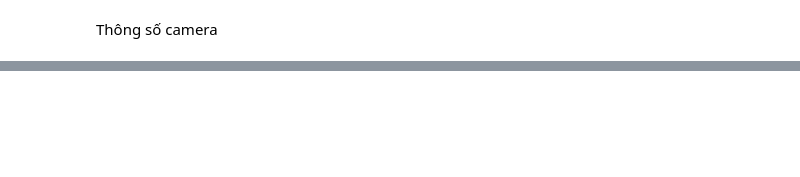
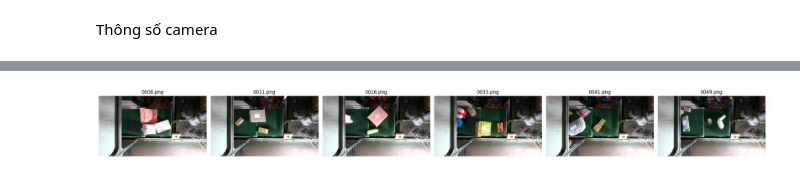
Before and after one commit to lampt224321/IDENTIFY-THE-PARCEL-AT-THE-TOP-OF-THE-CONVEYOR-BELT, a Jupyter notebook: source_haanh/test.ipynb, the cells around one changed output, grey strips where cells are left out. Saved outputs shown, nothing was run; the diff lists cells and outputs as text; code cells hidden in the pictures; blank space fills up the shorter version.

```diff
--- a/source_haanh/test.ipynb
+++ b/source_haanh/test.ipynb
@@ -496,0 +480,80 @@ Thống kê thêm:
+# %%
+# Export and preview images with MCE == 1
+mce_threshold = 0.999999
+mce1 = per_file_out[per_file_out['MCE_i'] >= mce_threshold].copy()
+
+print(f"Found {len(mce1)} images with MCE ==1 (threshold {mce_threshold}).")
+if len(mce1) == 0:
+    print('No images meet the threshold.')
+else:
+    # Print filenames and errors
+    print(mce1[['image_filename','err_mm','MCE_i']].to_string(index=False))
+
+    # Save list
+    list_path = 'mce_eq_1_list.txt'
+    mce1['image_filename'].to_csv(list_path, index=False, header=False)
+    print(f"Saved list to {list_path}")
+
+    # Copy RGB images to a folder for quick inspection
+    import shutil
+    out_dir = 'mce_eq_1_examples'
+    os.makedirs(out_dir, exist_ok=True)
+
+    # Determine rgb dir (try known variables)
+    if 'base_path' in globals():
+        rgb_dir = os.path.join(base_path, 'rgb')
+    else:
+        # fallback to repo-relative path
+        rgb_dir = os.path.join('train', 'rgb')
+
+    not_found = []
+    copied = []
+    for fn in mce1['image_filename']:
+        candidates = [fn, fn.replace('image_', ''), fn.replace('image_','').lstrip('0')]
+        src = None
+        for cand in candidates:
+            cand_path = os.path.join(rgb_dir, cand)
+            if os.path.exists(cand_path):
+                src = cand_path
+                break
+        if src is None:
+            not_found.append(fn)
+            continue
+        dst = os.path.join(out_dir, os.path.basename(cand))
+        try:
+            shutil.copy(src, dst)
+            copied.append(dst)
+        except Exception as e:
+            print(f"Failed to copy {src} -> {dst}: {e}")
+
+    print(f"Copied {len(copied)} images to {out_dir}. {len(not_found)} not found.")
+    if len(not_found) > 0:
+        print('Not found samples (first 10):', not_found[:10])
+
+    # Preview up to 6 images inline
+    import matplotlib.pyplot as plt
+    preview = copied[:6]
+    if len(preview) > 0:
+        n = len(preview)
+        fig, axes = plt.subplots(1, n, figsize=(4*n, 4))
+        if n == 1:
+            axes = [axes]
+        for ax, p in zip(axes, preview):
+            img = cv2.imread(p, cv2.IMREAD_UNCHANGED)
+            if img is None:
+                ax.set_title(f'{os.path.basename(p)}\n(not loaded)')
+                ax.axis('off')
+                continue
+            # convert BGR->RGB if needed
+            if img.ndim == 3 and img.shape[2] == 3:
+                img_rgb = img[:, :, ::-1]
+            else:
+                img_rgb = img
+            ax.imshow(img_rgb)
+            ax.set_title(os.path.basename(p))
+            ax.axis('off')
+        plt.tight_layout()
+        plt.show()
+    else:
+        print('No copied images to preview.')
+# %% [output]
@@ -496,0 +577 @@ Thống kê thêm:
+[figure, added]
```
Also changed, not shown: parts of 9 cells of this notebook.
